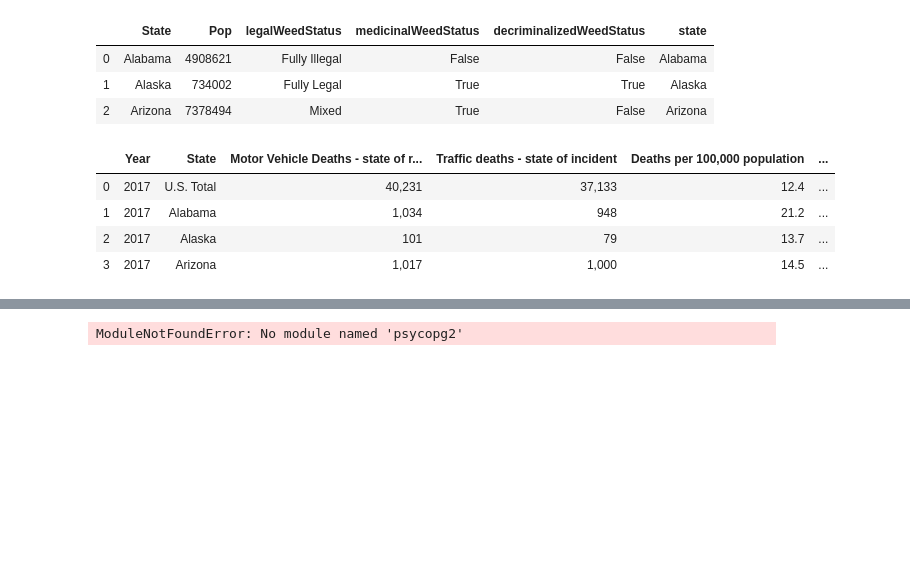
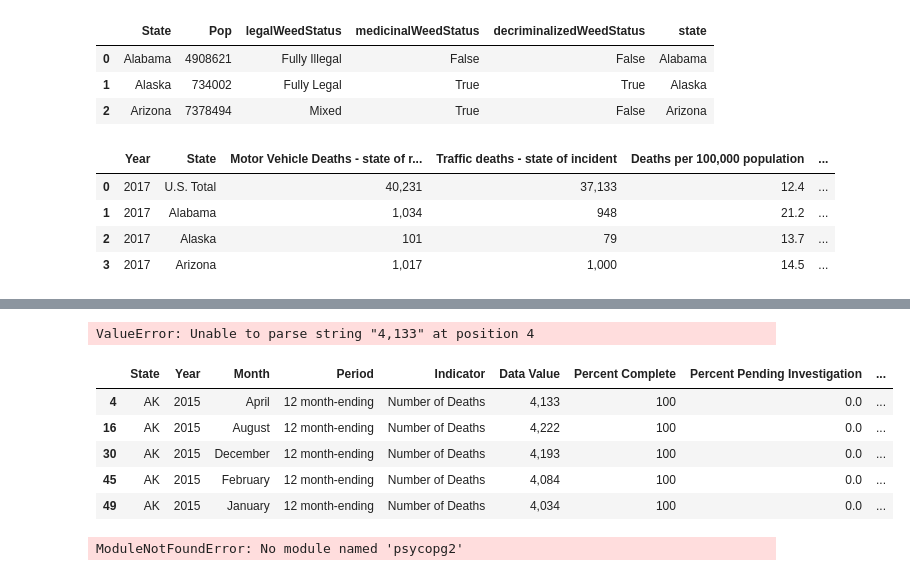
Before and after one commit to caravella483/Project2, a Jupyter notebook: jasonc/static/data/data.ipynb, the cells around one changed output, grey strips where cells are left out. Drawn from its saved outputs; the diff is of its cells as text; code cells hidden in the pictures; blank space fills up the shorter version.

Commit message:
data cleaning

```diff
--- a/jasonc/static/data/data.ipynb
+++ b/jasonc/static/data/data.ipynb
@@ -44,0 +53,5 @@ overdose_df.head(10)
+# %%
+###filter clean to only columns I need
+#states, indicator, year
+od_df = overdose_df.drop(columns=["Period","Percent Complete","Percent Pending Investigation","Footnote","Footnote Symbol","Footnote Symbol","Predicted Value"])
+od_df.info()
@@ -44,0 +72,5 @@ overdose_df.head(10)
+# %%
+###Total deaths
+
+totaldeaths = od_df[od_df['Indicator']=='Number of Deaths']
+totaldeaths.info()
@@ -44,0 +91,3 @@ overdose_df.head(10)
+# %%
+totaldeaths['Data Value'] = totaldeaths['Data Value'].astype(str).astype(int)
+totaldeaths.info()
@@ -45,3 +114,16 @@ overdose_df.head(10)
+# %%
+od_df['Data Value'] = pd.to_numeric(od_df['Data Value'])
+# %% [output]
+ValueError: Unable to parse string "4,133" at position 4
+# %%
+totaldeaths.head(5)
+# %% [output]
+|  | State | Year | Month | Period | Indicator | Data Value | Percent Complete | Percent Pending Investigation | ... |
+| 4 | AK | 2015 | April | 12 month-ending | Number of Deaths | 4,133 | 100 | 0.0 | ... |
+| 16 | AK | 2015 | August | 12 month-ending | Number of Deaths | 4,222 | 100 | 0.0 | ... |
+| 30 | AK | 2015 | December | 12 month-ending | Number of Deaths | 4,193 | 100 | 0.0 | ... |
+| 45 | AK | 2015 | February | 12 month-ending | Number of Deaths | 4,084 | 100 | 0.0 | ... |
+| 49 | AK | 2015 | January | 12 month-ending | Number of Deaths | 4,034 | 100 | 0.0 | ... |
 # %%
 ##clean up data for each
 # %%
```
Also changed, not shown: parts of 6 cells of this notebook, 1 other file.
